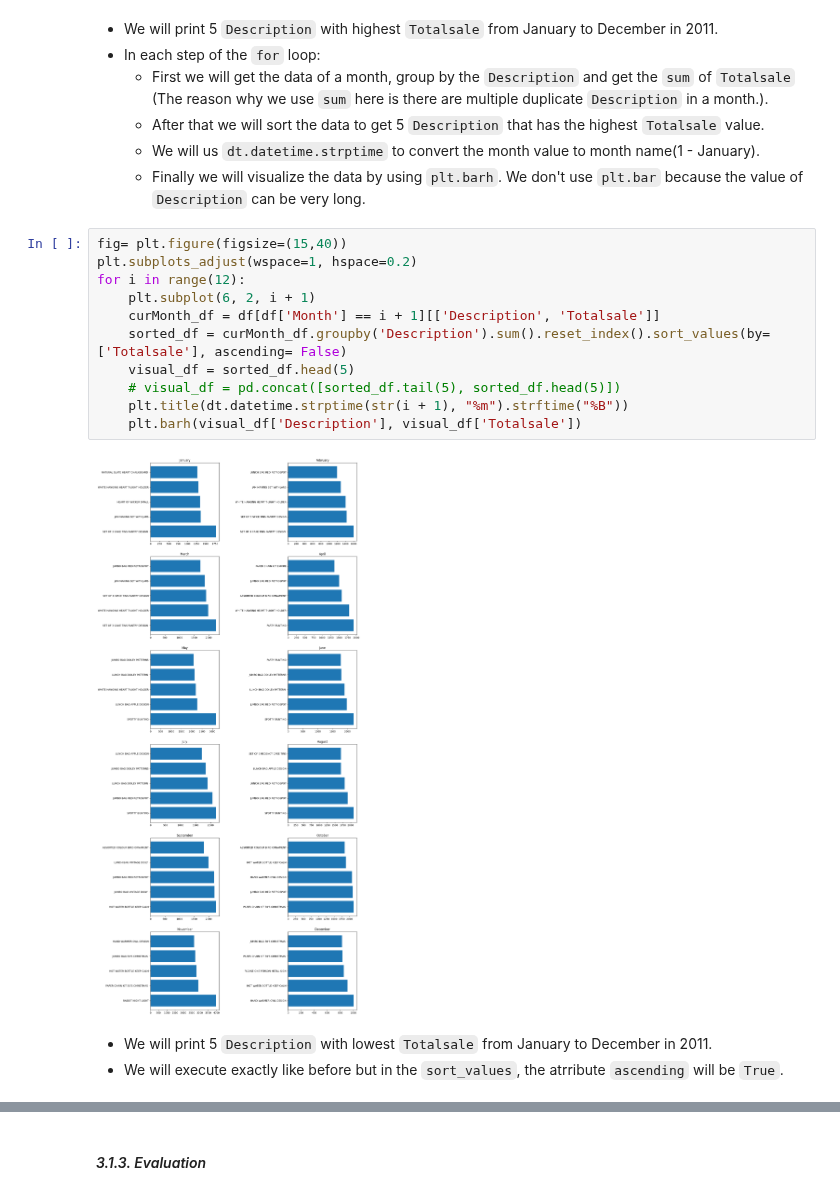
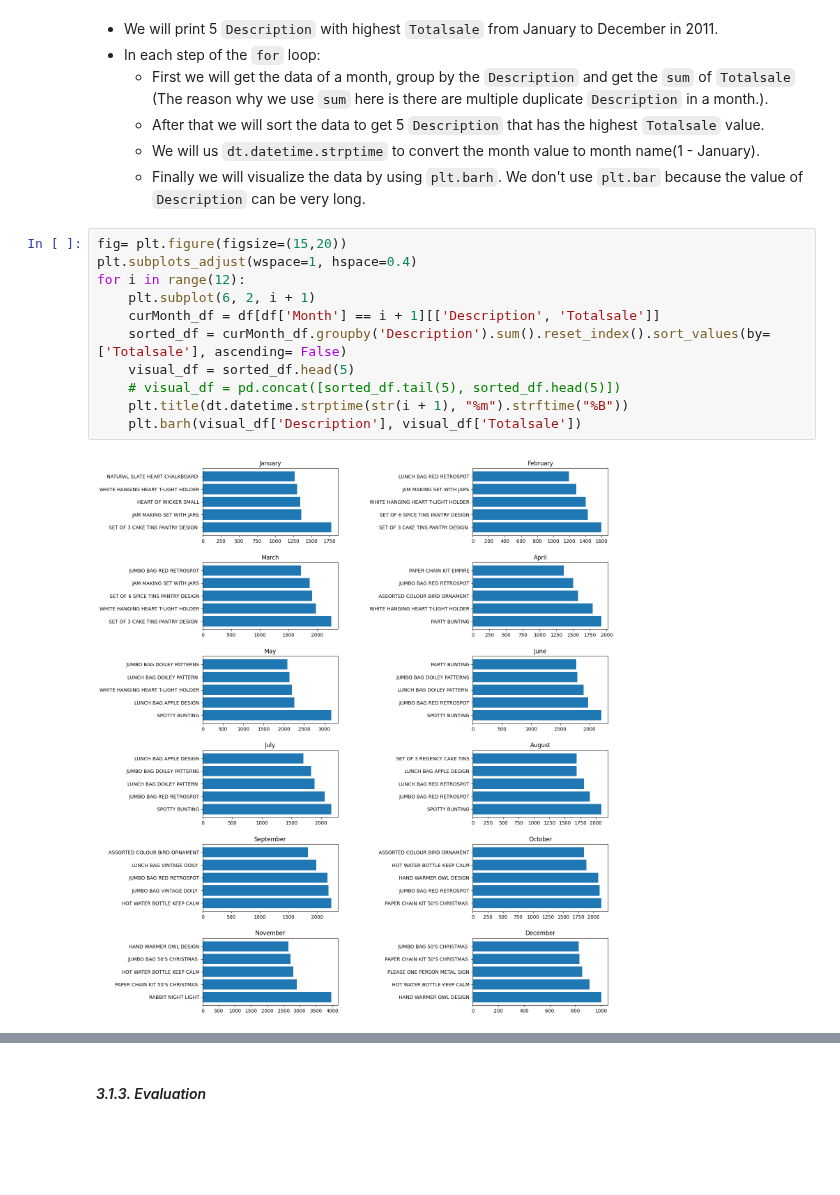
Before and after one commit to Ha0203/FinalProject_LTKHDL, a Jupyter notebook: main_branch.ipynb, the cells around one changed output, grey strips where cells are left out. Saved outputs shown, nothing was run; the diff lists cells and outputs as text; blank space fills up the shorter version.

```diff
--- a/main_branch.ipynb
+++ b/main_branch.ipynb
@@ -559,18 +555,15 @@ Text(0.5, 1.0, '5 Description that has the lowest Totalsale')
     - We will us `dt.datetime.strptime` to convert the month value to month name(1 - January).
     - Finally we will visualize the data by using `plt.barh`. We don't use `plt.bar` because the value of `Description` can be very long.
 # %%
-fig= plt.figure(figsize=(15,40))
-plt.subplots_adjust(wspace=1, hspace=0.2)
+fig= plt.figure(figsize=(15,20))
+plt.subplots_adjust(wspace=1, hspace=0.4)
 for i in range(12):
     plt.subplot(6, 2, i + 1)
     curMonth_df = df[df['Month'] == i + 1][['Description', 'Totalsale']]
     sorted_df = curMonth_df.groupby('Description').sum().reset_index().sort_values(by=['Totalsale'], ascending= False)
     visual_df = sorted_df.head(5)
     # visual_df = pd.concat([sorted_df.tail(5), sorted_df.head(5)])
     plt.title(dt.datetime.strptime(str(i + 1), "%m").strftime("%B"))
     plt.barh(visual_df['Description'], visual_df['Totalsale'])
 # %% [output]
-[figure, old version]
+[figure, new version]
-# %% [markdown]
-- We will print 5 `Description` with lowest `Totalsale` from January to December in 2011.
-- We will execute exactly like before but in the `sort_values`, the atrribute `ascending` will be `True`.
```
Also changed, not shown: parts of 10 cells of this notebook.
